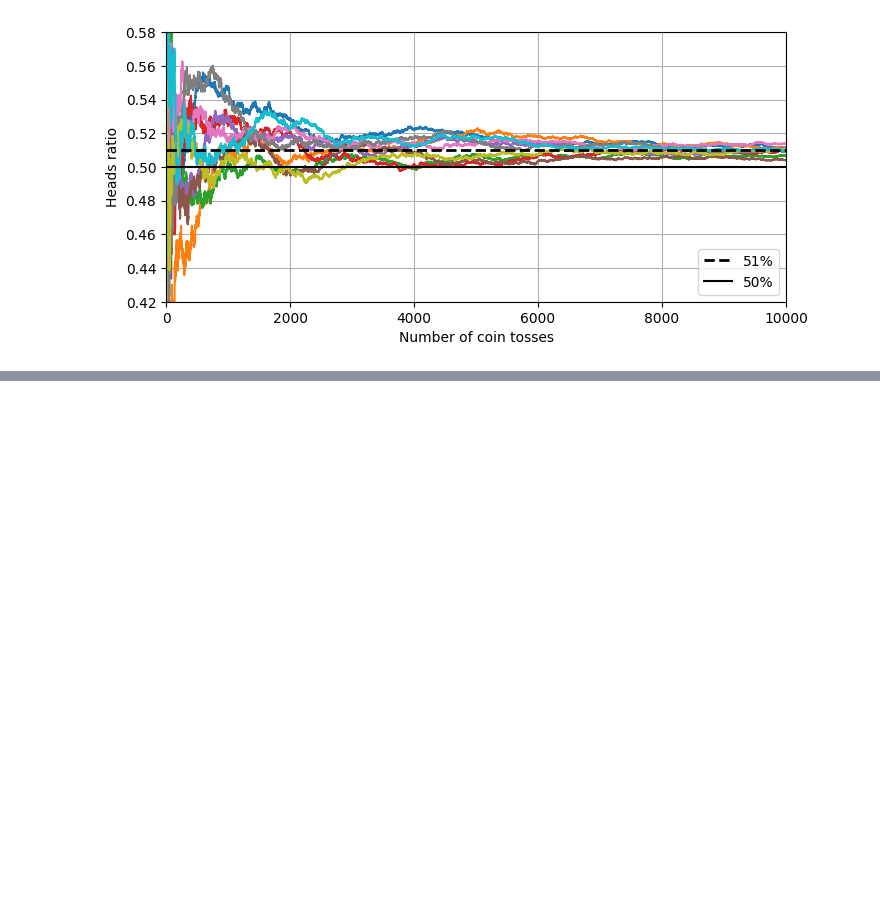
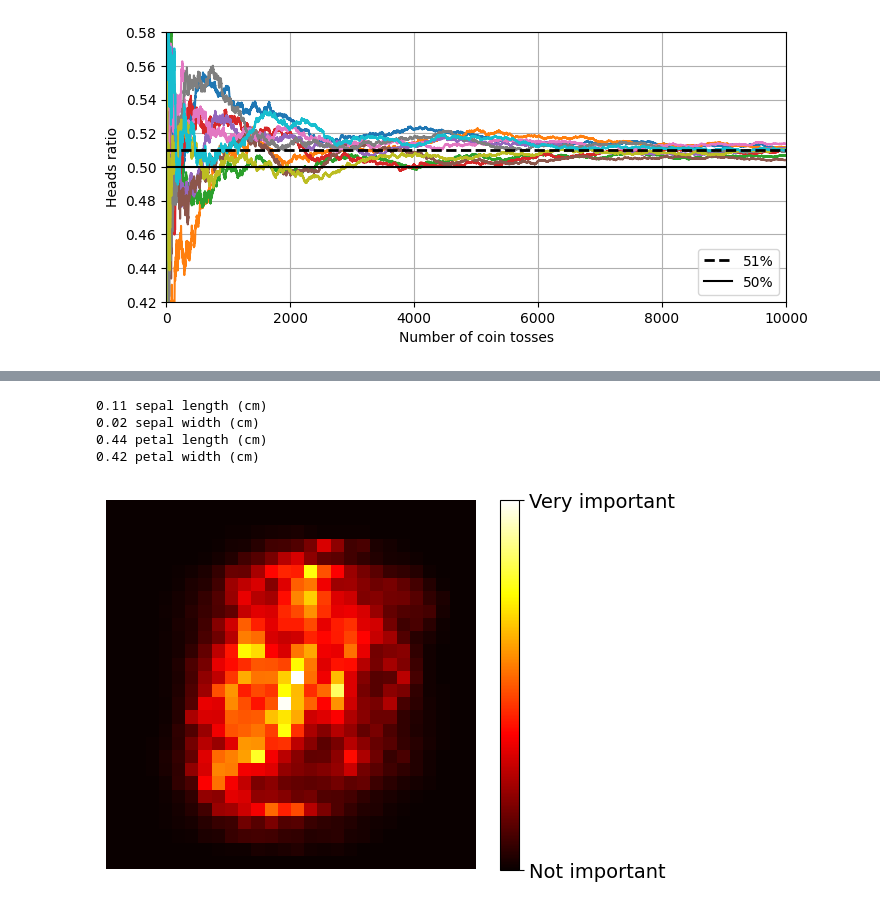
Before and after one commit to RafaeldeLimaThomaz/HandsOnMachineLearning, a Jupyter notebook: 07_ensemble_learning_random_forests/07_ensemble_learning.ipynb, the cells around one changed output, grey strips where cells are left out. Drawn from its saved outputs; the diff is of its cells as text; code cells hidden in the pictures; blank space fills up the shorter version.

```diff
--- a/07_ensemble_learning_random_forests/07_ensemble_learning.ipynb
+++ b/07_ensemble_learning_random_forests/07_ensemble_learning.ipynb
@@ -31,0 +123,35 @@ X_train, X_test, y_train, y_test = train_test_split(X, y, random_state=42)
+# %%
+from sklearn.datasets import load_iris
+
+iris = load_iris(as_frame=True)
+rnd_clf = RandomForestClassifier(n_estimators=500, random_state=42)
+rnd_clf.fit(iris.data, iris.target)
+
+for score, name in zip(rnd_clf.feature_importances_, iris.data.columns):
+    print(round(score, 2), name)
+# %% [output]
+0.11 sepal length (cm)
+0.02 sepal width (cm)
+0.44 petal length (cm)
+0.42 petal width (cm)
+# %%
+# Train a random forest classifier on the MNIST dataset
+# and plot each pixel's importance
+
+from sklearn.datasets import fetch_openml
+
+X_mnist, y_mnist = fetch_openml('mnist_784', return_X_y=True, as_frame=False)
+
+rnd_clf = RandomForestClassifier(n_estimators=100, random_state=42)
+rnd_clf.fit(X_mnist, y_mnist)
+
+heatmap_image = rnd_clf.feature_importances_.reshape(28, 28)
+plt.imshow(heatmap_image, cmap="hot")
+cbar = plt.colorbar(ticks=[rnd_clf.feature_importances_.min(),
+                           rnd_clf.feature_importances_.max()])
+cbar.ax.set_yticklabels(['Not important', 'Very important'], fontsize=14)
+plt.axis("off")
+
+plt.show()
+# %% [output]
+[figure, added]
```
Also changed, not shown: parts of 10 cells of this notebook, 1 other file.
